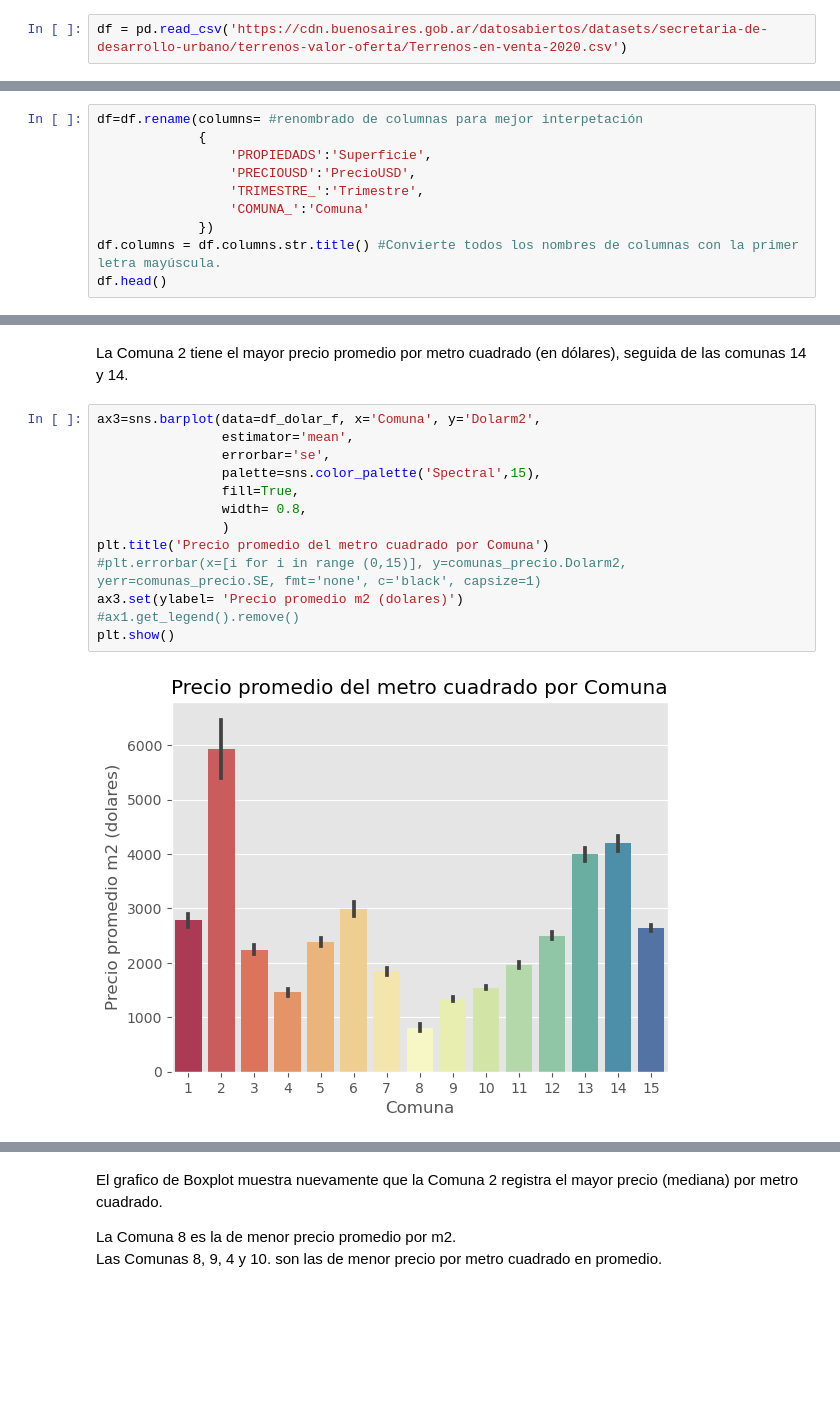
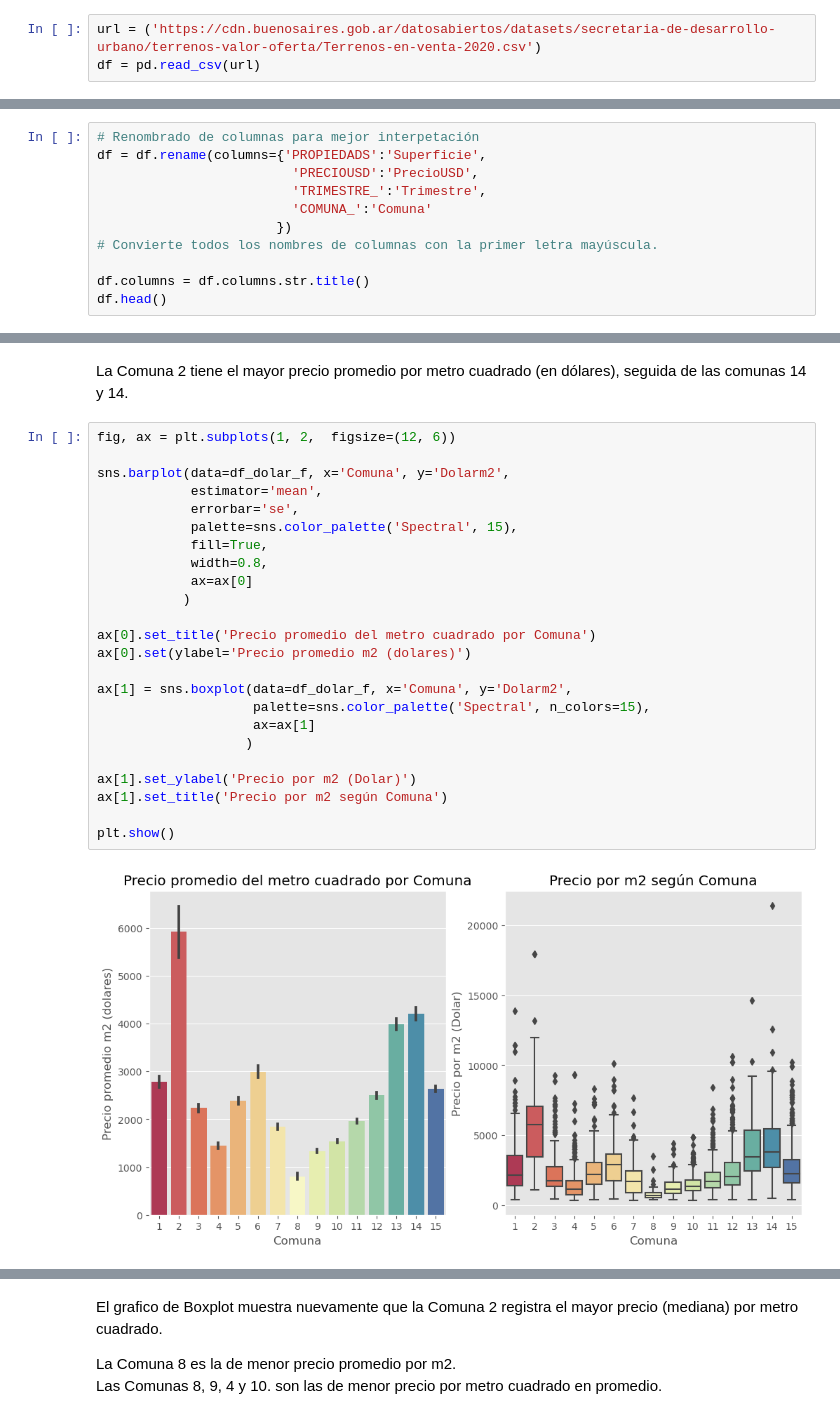
Before and after one commit to Sonia-deleo/Terrenos_CABA, a Jupyter notebook: Terrenos CABA_final.ipynb, the cells around one changed output, grey strips where cells are left out. Drawn from its saved outputs; the diff is of its cells as text; blank space fills up the shorter version.

```diff
--- a/Terrenos CABA_final.ipynb
+++ b/Terrenos CABA_final.ipynb
@@ -19,2 +28,3 @@ plt.style.use('ggplot')
 # %%
-df = pd.read_csv('https://cdn.buenosaires.gob.ar/datosabiertos/datasets/secretaria-de-desarrollo-urbano/terrenos-valor-oferta/Terrenos-en-venta-2020.csv')
+url = ('https://cdn.buenosaires.gob.ar/datosabiertos/datasets/secretaria-de-desarrollo-urbano/terrenos-valor-oferta/Terrenos-en-venta-2020.csv')
+df = pd.read_csv(url)
@@ -28,14 +40,15 @@ df.head()
 | 3 | MEXICO 4000 | 320 | 300000 | 24000000 | 938 | 75000 | 80 | CUARTO | ALMAGRO | ... |
 | 4 | VENEZUELA 4067 | 250 | 305000 | 24400000 | 1220 | 97600 | 80 | CUARTO | ALMAGRO | ... |
 # %%
-df=df.rename(columns= #renombrado de columnas para mejor interpetación
-             {
-                 'PROPIEDADS':'Superficie',
-                 'PRECIOUSD':'PrecioUSD',
-                 'TRIMESTRE_':'Trimestre',
-                 'COMUNA_':'Comuna'
-             })
-df.columns = df.columns.str.title() #Convierte todos los nombres de columnas con la primer letra mayúscula.
+# Renombrado de columnas para mejor interpetación
+df = df.rename(columns={'PROPIEDADS':'Superficie',
+                         'PRECIOUSD':'PrecioUSD',
+                         'TRIMESTRE_':'Trimestre',
+                         'COMUNA_':'Comuna'
+                       })
+# Convierte todos los nombres de columnas con la primer letra mayúscula.
+
+df.columns = df.columns.str.title()
 df.head()
 # %% [output]
 |  | Direccion | Superficie | Preciousd | Preciopeso | Dolarm2 | Pesosm2 | Cotizacion | Trimestre | Barrio | ... |
@@ -485,17 +569,28 @@ comunas_precio
 # %% [markdown]
 La Comuna 2 tiene el mayor precio promedio por metro cuadrado (en dólares), seguida de las comunas 14 y 14.
 # %%
-ax3=sns.barplot(data=df_dolar_f, x='Comuna', y='Dolarm2',
-                estimator='mean',
-                errorbar='se',
-                palette=sns.color_palette('Spectral',15),
-                fill=True,
-                width= 0.8,
-                )
-plt.title('Precio promedio del metro cuadrado por Comuna')
-#plt.errorbar(x=[i for i in range (0,15)], y=comunas_precio.Dolarm2, yerr=comunas_precio.SE, fmt='none', c='black', capsize=1)
-ax3.set(ylabel= 'Precio promedio m2 (dolares)')
-#ax1.get_legend().remove()
+fig, ax = plt.subplots(1, 2,  figsize=(12, 6))
+
+sns.barplot(data=df_dolar_f, x='Comuna', y='Dolarm2',
+            estimator='mean',
+            errorbar='se',
+            palette=sns.color_palette('Spectral', 15),
+            fill=True,
+            width=0.8,
+            ax=ax[0]
+           )
+
+ax[0].set_title('Precio promedio del metro cuadrado por Comuna')
+ax[0].set(ylabel='Precio promedio m2 (dolares)')
+
+ax[1] = sns.boxplot(data=df_dolar_f, x='Comuna', y='Dolarm2',
+                    palette=sns.color_palette('Spectral', n_colors=15),
+                    ax=ax[1]
+                   )
+
+ax[1].set_ylabel('Precio por m2 (Dolar)')
+ax[1].set_title('Precio por m2 según Comuna')
+
 plt.show()
 # %% [output]
-[figure, old version]
+[figure, new version]
```
Also changed, not shown: parts of 38 cells of this notebook.
